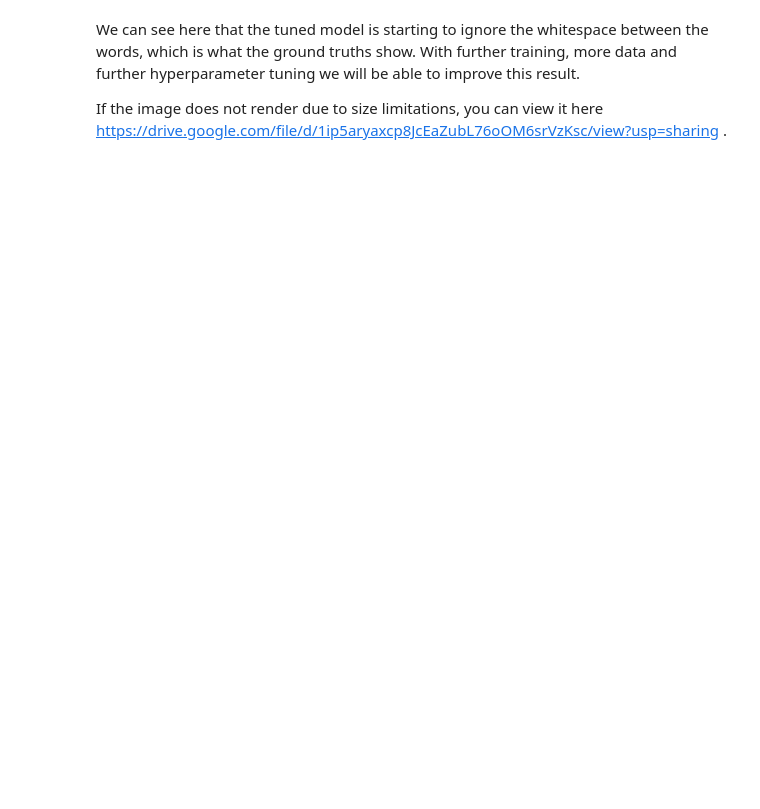
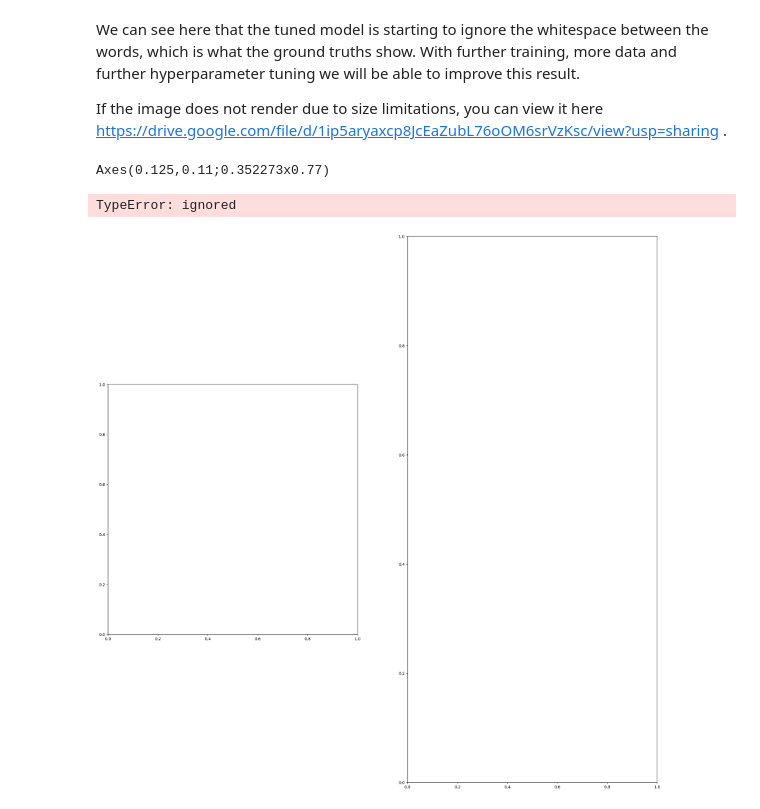
Before and after one commit to NodiraTillayeva/UzbekGIS, a Jupyter notebook: Fine_Tuning_SAM.ipynb, the cells around one changed output. Drawn from its saved outputs; the diff is of its cells as text; code cells hidden in the pictures; blank space fills up the shorter version.

```diff
--- a/Fine_Tuning_SAM.ipynb
+++ b/Fine_Tuning_SAM.ipynb
@@ -278,19 +305,24 @@ If the image does not render due to size limitations, you can view it here https
 # %%
 %matplotlib inline
 _, axs = plt.subplots(1, 2, figsize=(25, 25))
 
+print(axs[0])
 
 axs[0].imshow(image)
 show_mask(masks_tuned, axs[0])
-show_box(input_bbox, axs[0])
+# show_box(input_bbox, axs[0])
 axs[0].set_title('Mask with Tuned Model', fontsize=26)
 axs[0].axis('off')
 
 
 axs[1].imshow(image)
 show_mask(masks_orig, axs[1])
-show_box(input_bbox, axs[1])
+# show_box(input_bbox, axs[1])
 axs[1].set_title('Mask with Untuned Model', fontsize=26)
 axs[1].axis('off')
 
 plt.show()
+# %% [output]
+Axes(0.125,0.11;0.352273x0.77)
+TypeError: ignored
+[figure, added]
```
Also changed, not shown: parts of 14 cells of this notebook.
